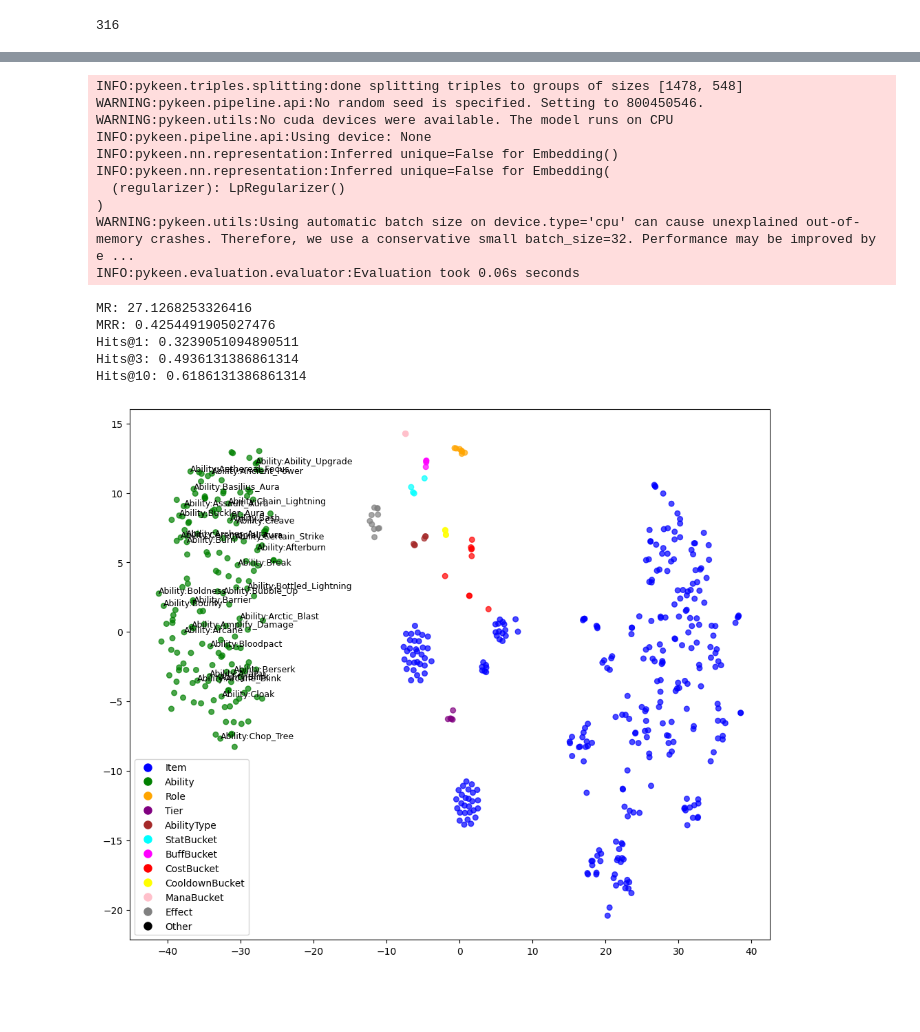
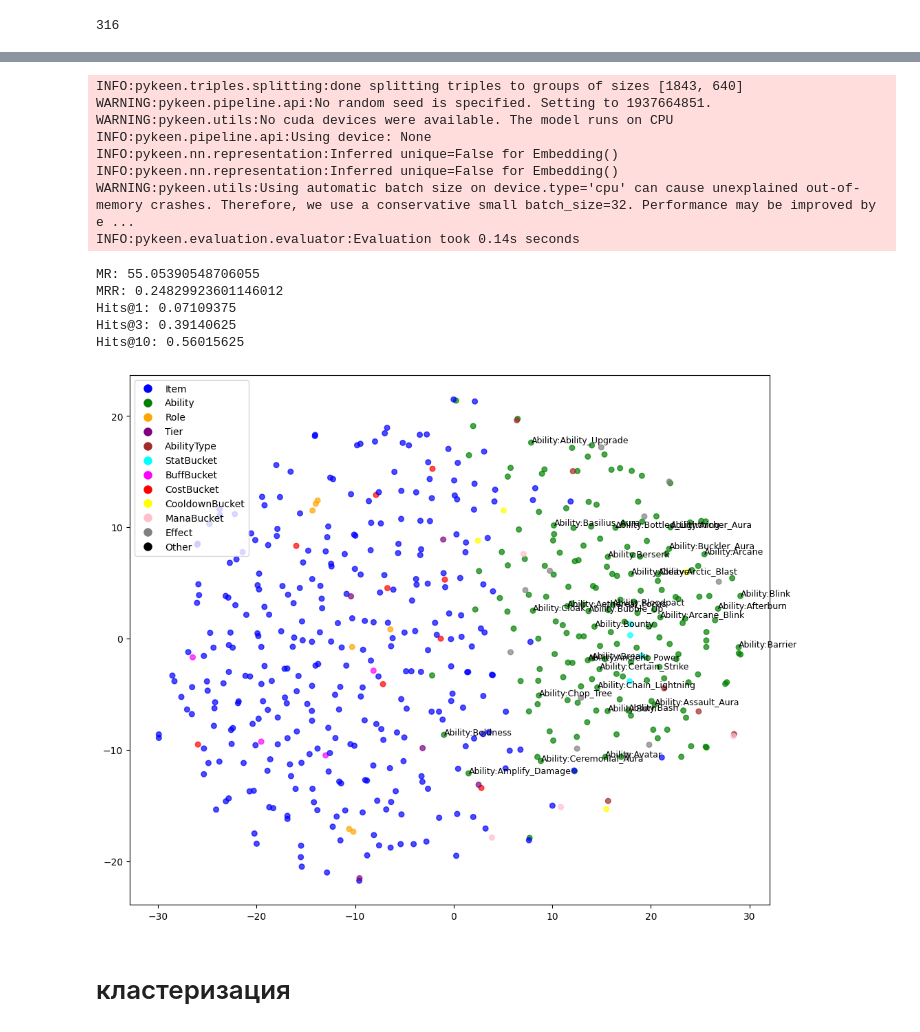
Before and after one commit to lavrentious/kg-proj, a Jupyter notebook: kg/embedding/main.ipynb, the cells around one changed output, grey strips where cells are left out. Cells and saved outputs as stored; diff of their text form; code cells hidden in the pictures; blank space fills up the shorter version.

```diff
--- a/kg/embedding/main.ipynb
+++ b/kg/embedding/main.ipynb
@@ -171,23 +171,21 @@ train_tf, test_tf = tf.split([0.8, 0.2], method='coverage', random_state=52)
 result = pipeline(
     training=train_tf,
     testing=test_tf,
-    model='DistMult',  # TransE | ComplEx | DistMult
+    model='TransE',  # TransE | ComplEx | DistMult
     model_kwargs=dict(embedding_dim=100),
     training_kwargs=dict(num_epochs=150, batch_size=128, use_tqdm=True),
 )
 
 model = result.model
 # %% [output]
-INFO:pykeen.triples.splitting:done splitting triples to groups of sizes [1478, 548]
-WARNING:pykeen.pipeline.api:No random seed is specified. Setting to 800450546.
+INFO:pykeen.triples.splitting:done splitting triples to groups of sizes [1843, 640]
+WARNING:pykeen.pipeline.api:No random seed is specified. Setting to 1937664851.
 WARNING:pykeen.utils:No cuda devices were available. The model runs on CPU
 INFO:pykeen.pipeline.api:Using device: None
 INFO:pykeen.nn.representation:Inferred unique=False for Embedding()
-INFO:pykeen.nn.representation:Inferred unique=False for Embedding(
-  (regularizer): LpRegularizer()
-)
+INFO:pykeen.nn.representation:Inferred unique=False for Embedding()
 WARNING:pykeen.utils:Using automatic batch size on device.type='cpu' can cause unexplained out-of-memory crashes. Therefore, we use a conservative small batch_size=32. Performance may be improved by e ...
-INFO:pykeen.evaluation.evaluator:Evaluation took 0.06s seconds
+INFO:pykeen.evaluation.evaluator:Evaluation took 0.14s seconds
 # %%
 # metrics
 metrics = result.metric_results.to_dict()
@@ -200,11 +198,11 @@ print("Hits@1:", realistic['hits_at_1'])
 print("Hits@3:", realistic['hits_at_3'])
 print("Hits@10:", realistic['hits_at_10'])
 # %% [output]
-MR: 27.1268253326416
-MRR: 0.4254491905027476
-Hits@1: 0.3239051094890511
-Hits@3: 0.4936131386861314
-Hits@10: 0.6186131386861314
+MR: 55.05390548706055
+MRR: 0.24829923601146012
+Hits@1: 0.07109375
+Hits@3: 0.39140625
+Hits@10: 0.56015625
 # %%
 from sklearn.manifold import TSNE
 import matplotlib.pyplot as plt
@@ -213,8 +211,9 @@ import numpy as np
 entity_embeddings = model.entity_representations[0](indices=None).detach().cpu().numpy()
 entity_labels = list(result.training.entity_to_id.keys())
 
+
 def get_entity_type(s):
-    label, _ = s.split(':', 1)
+    label, _ = s.split(":", 1)
     if "Bucket" in label:
         if "Stat" in label:
             return "StatBucket"
@@ -241,45 +240,51 @@ def get_entity_type(s):
     elif label == "Tier":
         return "Tier"
     else:
-        print(f'warning: unknown entity {s}')
+        print(f"warning: unknown entity {s}")
         return "Other"
+
 
 entity_types = [get_entity_type(l) for l in entity_labels]
 
 type_to_color = {
     "Item": "blue",
     "Ability": "green",
     "Role": "orange",
     "Tier": "purple",
     "AbilityType": "brown",
     "StatBucket": "cyan",
     "BuffBucket": "magenta",
     "CostBucket": "red",
     "CooldownBucket": "yellow",
     "ManaBucket": "pink",
     "Effect": "gray",
-    "Other": "black"
+    "Other": "black",
 }
 
 colors = [type_to_color.get(t, "black") for t in entity_types]
 
 # t-SNE
 tsne = TSNE(n_components=2, random_state=42)
 entity_2d = tsne.fit_transform(entity_embeddings)
 
-plt.figure(figsize=(12,10))
-plt.scatter(entity_2d[:,0], entity_2d[:,1], c=colors, alpha=0.7, s=30)
+plt.figure(figsize=(12, 10))
+plt.scatter(entity_2d[:, 0], entity_2d[:, 1], c=colors, alpha=0.7, s=30)
 
 
 for i, label in enumerate(entity_labels[:30]):
-    plt.text(entity_2d[i,0], entity_2d[i,1], label, fontsize=9)
+    plt.text(entity_2d[i, 0], entity_2d[i, 1], label, fontsize=9)
 
 # legend
 from matplotlib.lines import Line2D
-legend_elements = [Line2D([0], [0], marker='o', color='w', label=k, markerfacecolor=v, markersize=10)
-                   for k,v in type_to_color.items()]
-plt.legend(handles=legend_elements, loc='best')
+
+legend_elements = [
+    Line2D([0], [0], marker="o", color="w", label=k, markerfacecolor=v, markersize=10)
+    for k, v in type_to_color.items()
+]
+plt.legend(handles=legend_elements, loc="best")
 
 plt.show()
 # %% [output]
-[figure, old version]
+[figure, new version]
+# %% [markdown]
+# кластеризация
```
Also changed, not shown: parts of 10 cells of this notebook.
